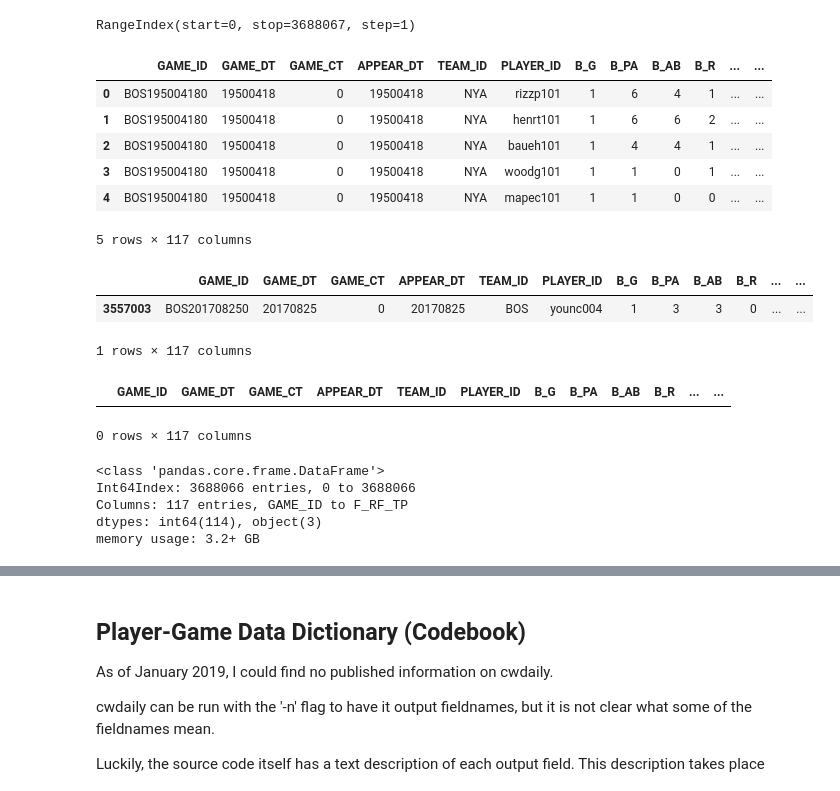
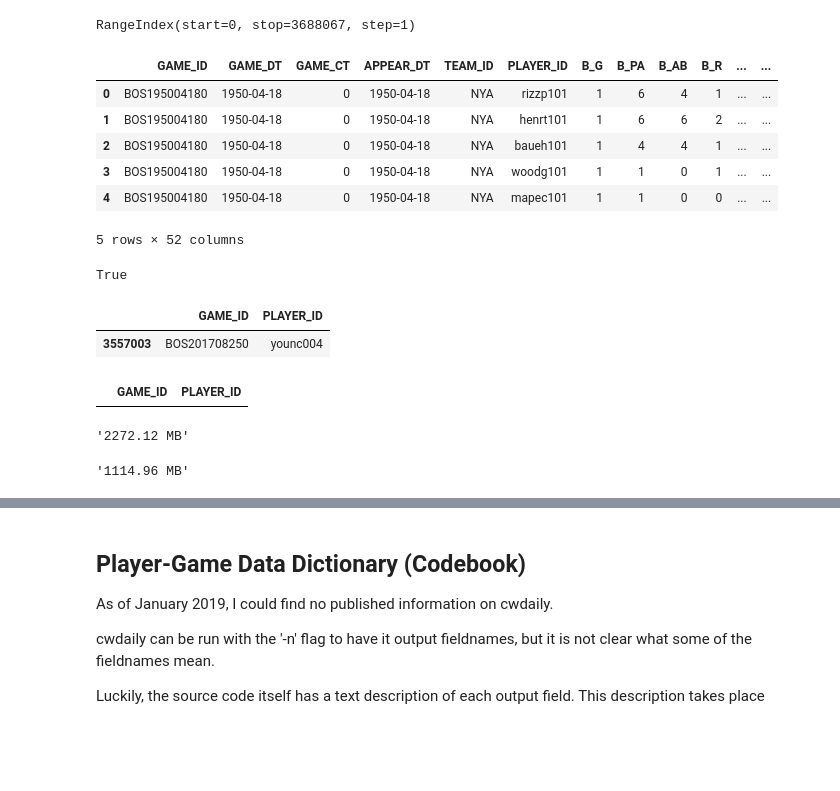
Before and after one commit to sdiehl28/Scikit-Learn-Workflow, a Jupyter notebook: python/RetrosheetPreprocess.ipynb, the cells around one changed output, grey strips where cells are left out. Drawn from its saved outputs; the diff is of its cells as text; code cells hidden in the pictures; blank space fills up the shorter version.

```diff
--- a/python/RetrosheetPreprocess.ipynb
+++ b/python/RetrosheetPreprocess.ipynb
@@ -172,8 +179,12 @@ dailyfiles.sort()
 
 dfs = []
 for file in dailyfiles:
-    dfs.append(pd.read_csv(file))
+    dfs.append(pd.read_csv(file, parse_dates=['GAME_DT', 'APPEAR_DT']))
 player_game = pd.concat(dfs)
+# %%
+player_game_save = player_game.copy()
+# %%
+player_game = player_game_save.copy()
 # %%
 # after concatentation, reset the index
 player_game = player_game.reset_index(drop=True)
@@ -184,9 +195,13 @@ RangeIndex(start=0, stop=3688067, step=1)
 player_game.head()
 # %% [output]
 |  | GAME_ID | GAME_DT | GAME_CT | APPEAR_DT | TEAM_ID | PLAYER_ID | B_G | B_PA | B_AB | B_R | ... | ... |
-| 0 | BOS195004180 | 19500418 | 0 | 19500418 | NYA | rizzp101 | 1 | 6 | 4 | 1 | ... | ... |
-| 1 | BOS195004180 | 19500418 | 0 | 19500418 | NYA | henrt101 | 1 | 6 | 6 | 2 | ... | ... |
-| 2 | BOS195004180 | 19500418 | 0 | 19500418 | NYA | baueh101 | 1 | 4 | 4 | 1 | ... | ... |
-| 3 | BOS195004180 | 19500418 | 0 | 19500418 | NYA | woodg101 | 1 | 1 | 0 | 1 | ... | ... |
-| 4 | BOS195004180 | 19500418 | 0 | 19500418 | NYA | mapec101 | 1 | 1 | 0 | 0 | ... | ... |
+| 0 | BOS195004180 | 1950-04-18 | 0 | 1950-04-18 | NYA | rizzp101 | 1 | 6 | 4 | 1 | ... | ... |
+| 1 | BOS195004180 | 1950-04-18 | 0 | 1950-04-18 | NYA | henrt101 | 1 | 6 | 6 | 2 | ... | ... |
+| 2 | BOS195004180 | 1950-04-18 | 0 | 1950-04-18 | NYA | baueh101 | 1 | 4 | 4 | 1 | ... | ... |
+| 3 | BOS195004180 | 1950-04-18 | 0 | 1950-04-18 | NYA | woodg101 | 1 | 1 | 0 | 1 | ... | ... |
+| 4 | BOS195004180 | 1950-04-18 | 0 | 1950-04-18 | NYA | mapec101 | 1 | 1 | 0 | 0 | ... | ... |
-5 rows × 117 columns
+5 rows × 52 columns
+# %%
+(player_game['GAME_DT'] == player_game['APPEAR_DT']).all()
+# %% [output]
+True
@@ -193,25 +210,15 @@ player_game.head()
 # %%
 # the primary key is (GAME_ID, PLAYER_ID), verify no dups
 dups = player_game.duplicated(subset=['GAME_ID', 'PLAYER_ID'], keep='last')
-player_game[dups]
+player_game[dups][['GAME_ID', 'PLAYER_ID']]
 # %% [output]
-|  | GAME_ID | GAME_DT | GAME_CT | APPEAR_DT | TEAM_ID | PLAYER_ID | B_G | B_PA | B_AB | B_R | ... | ... |
-| 3557003 | BOS201708250 | 20170825 | 0 | 20170825 | BOS | younc004 | 1 | 3 | 3 | 0 | ... | ... |
+|  | GAME_ID | PLAYER_ID |
+| 3557003 | BOS201708250 | younc004 |
-1 rows × 117 columns
 # %%
-# Out of the over 3 million records, there was a dup
-# Arbitrarily remove one of these records
+# Out of the over 3 million records, there was a one duplicate!
+# Arbitrarily remove one of these
 player_game = player_game.drop_duplicates(subset=['GAME_ID', 'PLAYER_ID'], keep='last')
 dups = player_game.duplicated(subset=['GAME_ID', 'PLAYER_ID'], keep='last')
-player_game[dups]
+player_game[dups][['GAME_ID', 'PLAYER_ID']]
 # %% [output]
-|  | GAME_ID | GAME_DT | GAME_CT | APPEAR_DT | TEAM_ID | PLAYER_ID | B_G | B_PA | B_AB | B_R | ... | ... |
+|  | GAME_ID | PLAYER_ID |
-0 rows × 117 columns
-# %%
-player_game.info()
-# %% [output]
-<class 'pandas.core.frame.DataFrame'>
-Int64Index: 3688066 entries, 0 to 3688066
-Columns: 117 entries, GAME_ID to F_RF_TP
-dtypes: int64(114), object(3)
-memory usage: 3.2+ GB
@@ -218,3 +240,16 @@ memory usage: 3.2+ GB
+# %%
+mem_usage(player_game)
+# %% [output]
+'2272.12 MB'
+# %%
+# convert int64 to uint8
+player_game_int = player_game.select_dtypes(include=['int'])
+converted_int = player_game_int.apply(pd.to_numeric,downcast='unsigned')
+
+player_game[converted_int.columns] = converted_int
+mem_usage(player_game)
+# %% [output]
+'1114.96 MB'
 # %%
 player_game.dtypes.value_counts()
 # %% [output]
```
Also changed, not shown: parts of 48 cells of this notebook.
